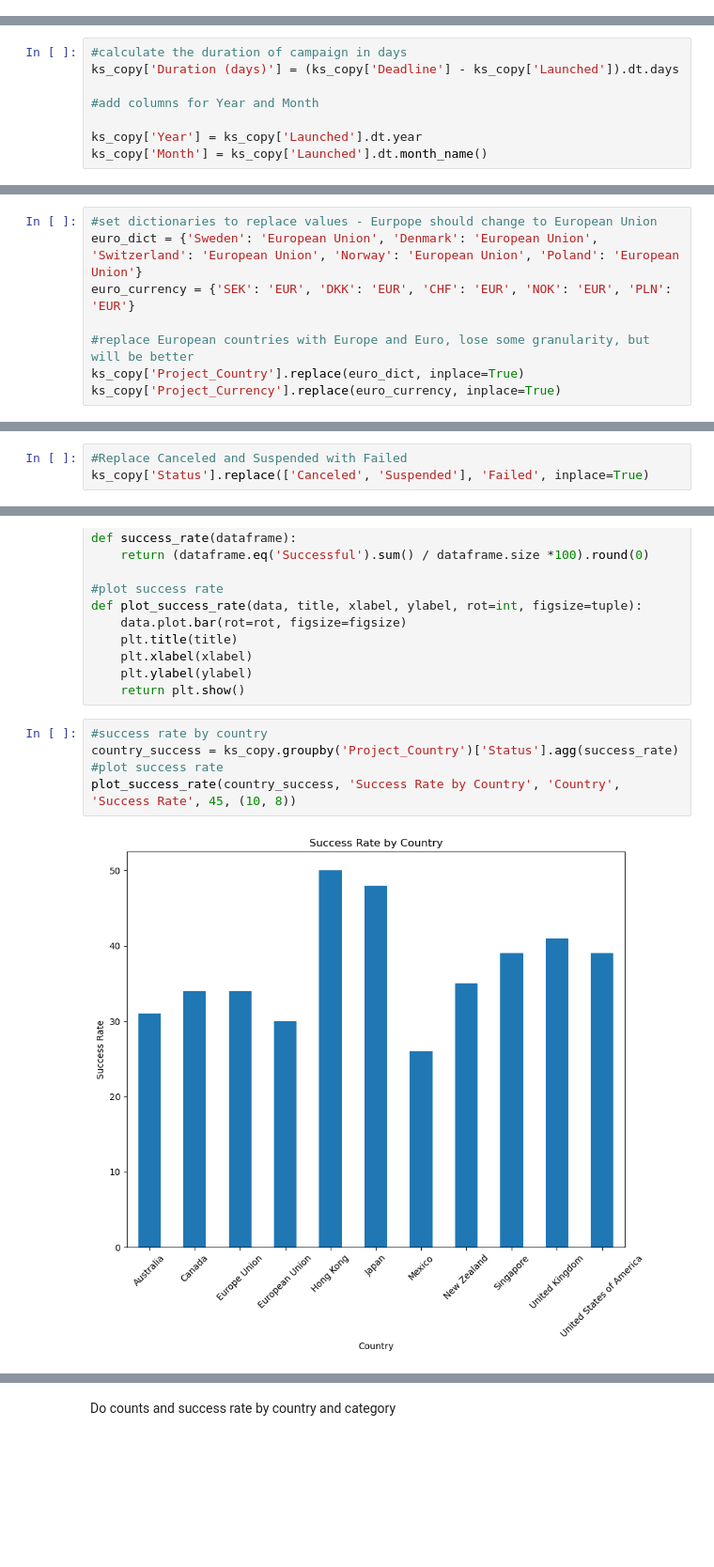
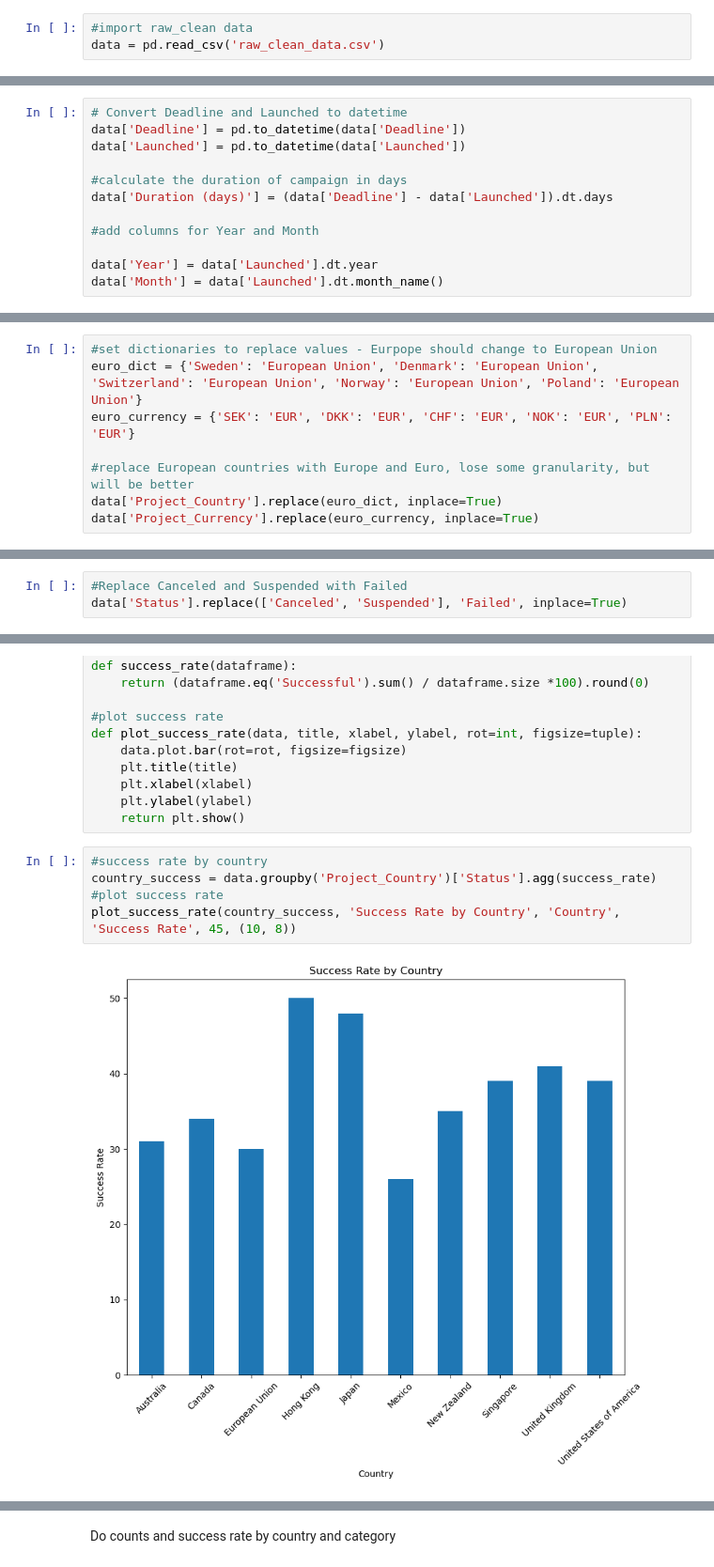
Before and after one commit to SBangarh/Kickstarter_analysis, a Jupyter notebook: eda.ipynb, the cells around one changed output, grey strips where cells are left out. Shown at 94% size. Saved outputs shown, nothing was run; the diff lists cells and outputs as text; blank space fills up the shorter version.

```diff
--- a/eda.ipynb
+++ b/eda.ipynb
@@ -548,0 +556,3 @@ ks_copy.to_csv('raw_clean_data.csv', index=False)
+# %%
+#import raw_clean data
+data = pd.read_csv('raw_clean_data.csv')
@@ -549,10 +618,14 @@ ks_copy.to_csv('raw_clean_data.csv', index=False)
 # %% [markdown]
 Let's do some feature engineering
 # %%
+# Convert Deadline and Launched to datetime
+data['Deadline'] = pd.to_datetime(data['Deadline'])
+data['Launched'] = pd.to_datetime(data['Launched'])
+
 #calculate the duration of campaign in days
-ks_copy['Duration (days)'] = (ks_copy['Deadline'] - ks_copy['Launched']).dt.days
+data['Duration (days)'] = (data['Deadline'] - data['Launched']).dt.days
 
 #add columns for Year and Month
 
-ks_copy['Year'] = ks_copy['Launched'].dt.year
-ks_copy['Month'] = ks_copy['Launched'].dt.month_name()
+data['Year'] = data['Launched'].dt.year
+data['Month'] = data['Launched'].dt.month_name()
@@ -657,7 +746,7 @@ euro_dict = {'Sweden': 'European Union', 'Denmark': 'European Union', 'Switzerla
 euro_currency = {'SEK': 'EUR', 'DKK': 'EUR', 'CHF': 'EUR', 'NOK': 'EUR', 'PLN': 'EUR'}
 
 #replace European countries with Europe and Euro, lose some granularity, but will be better
-ks_copy['Project_Country'].replace(euro_dict, inplace=True)
-ks_copy['Project_Currency'].replace(euro_currency, inplace=True)
+data['Project_Country'].replace(euro_dict, inplace=True)
+data['Project_Currency'].replace(euro_currency, inplace=True)
 # %%
 #regraph country counts
@@ -675,6 +766,6 @@ There are more Failed campaigns than Successful ones. I do consider Canceled and
 # %%
 #Replace Canceled and Suspended with Failed
-ks_copy['Status'].replace(['Canceled', 'Suspended'], 'Failed', inplace=True)
+data['Status'].replace(['Canceled', 'Suspended'], 'Failed', inplace=True)
 # %%
 #remake counts and graphs for status
 
@@ -702,10 +791,10 @@ def plot_success_rate(data, title, xlabel, ylabel, rot=int, figsize=tuple):
     return plt.show()
 # %%
 #success rate by country
-country_success = ks_copy.groupby('Project_Country')['Status'].agg(success_rate)
+country_success = data.groupby('Project_Country')['Status'].agg(success_rate)
 #plot success rate
 plot_success_rate(country_success, 'Success Rate by Country', 'Country', 'Success Rate', 45, (10, 8))
 # %% [output]
-[figure, old version]
+[figure, new version]
 # %%
 # success rate by category
```
Also changed, not shown: parts of 73 cells of this notebook.
